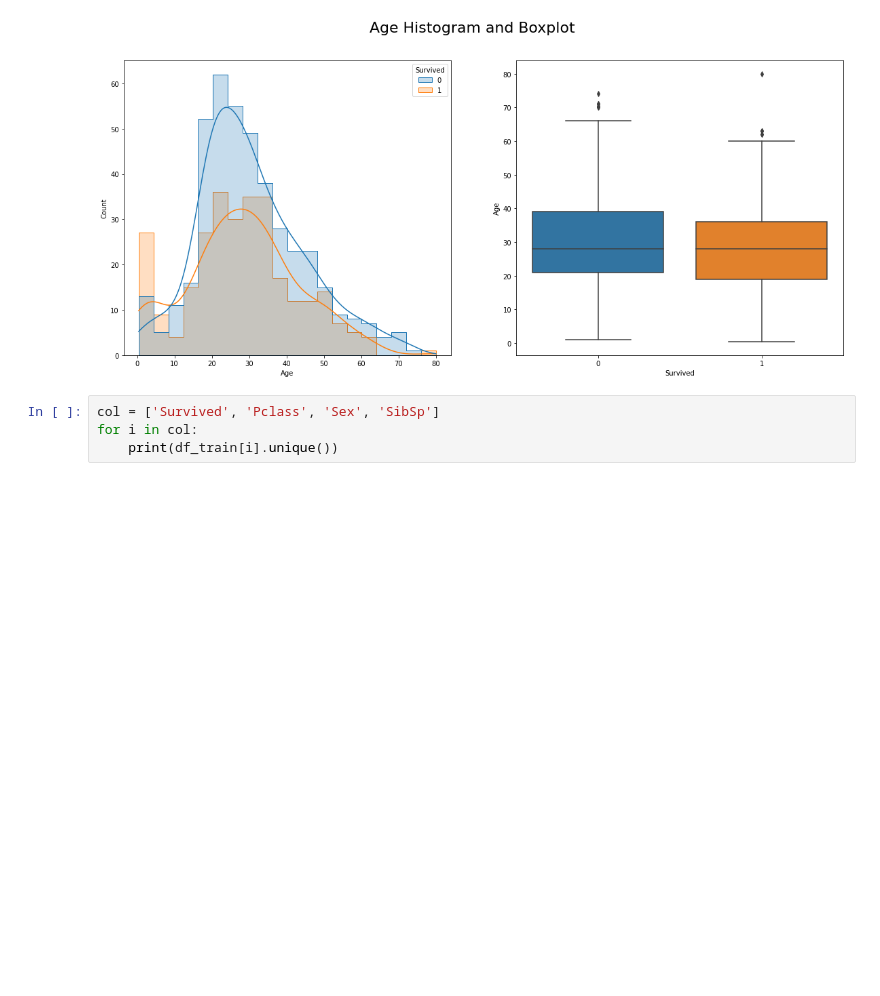
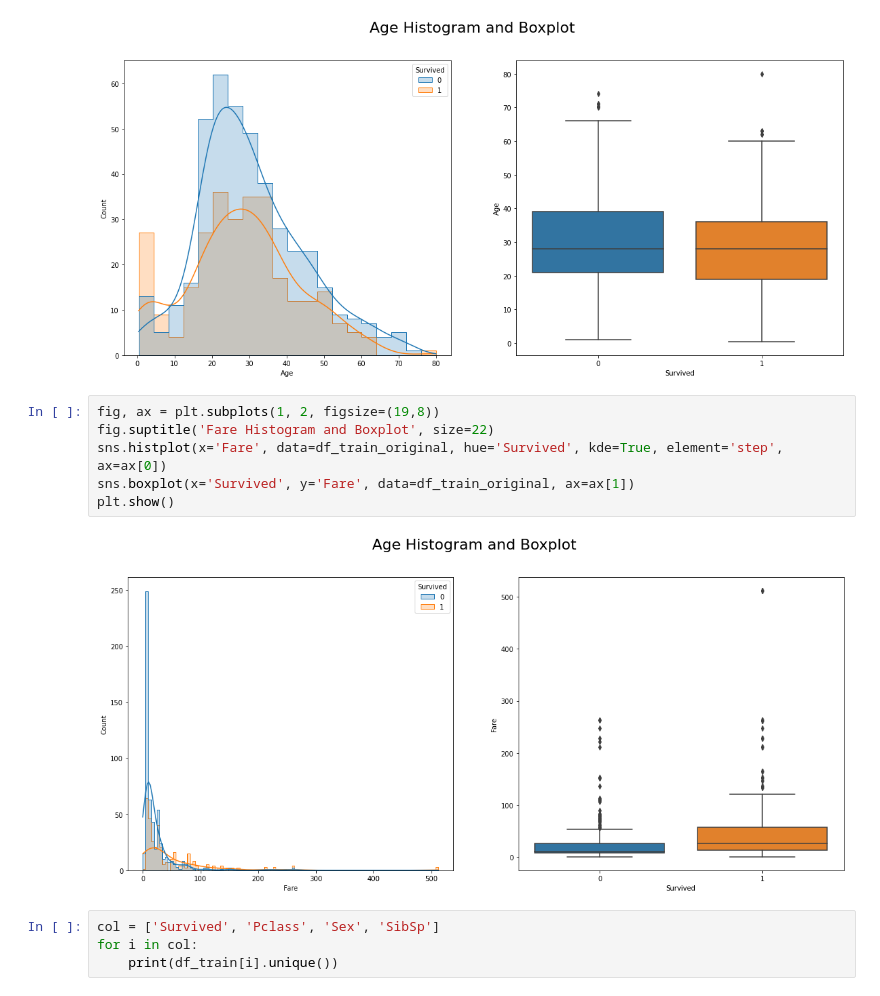
Before and after one commit to Cesar421/Titanic, a Jupyter notebook: JupyterMODEL.ipynb, the cells around one changed output. Cells and saved outputs as stored; diff of their text form; blank space fills up the shorter version.

Commit message:
Data exploration 5

```diff
--- a/JupyterMODEL.ipynb
+++ b/JupyterMODEL.ipynb
@@ -288,6 +288,14 @@ sns.boxplot(x='Survived', y='Age', data=df_train_original, ax=ax[1])
 plt.show()
 # %% [output]
 [figure]
+# %%
+fig, ax = plt.subplots(1, 2, figsize=(19,8))
+fig.suptitle('Fare Histogram and Boxplot', size=22)
+sns.histplot(x='Fare', data=df_train_original, hue='Survived', kde=True, element='step', ax=ax[0])
+sns.boxplot(x='Survived', y='Fare', data=df_train_original, ax=ax[1])
+plt.show()
+# %% [output]
+[figure, added]
 # %%
 col = ['Survived', 'Pclass', 'Sex', 'SibSp']
 for i in col:
```
